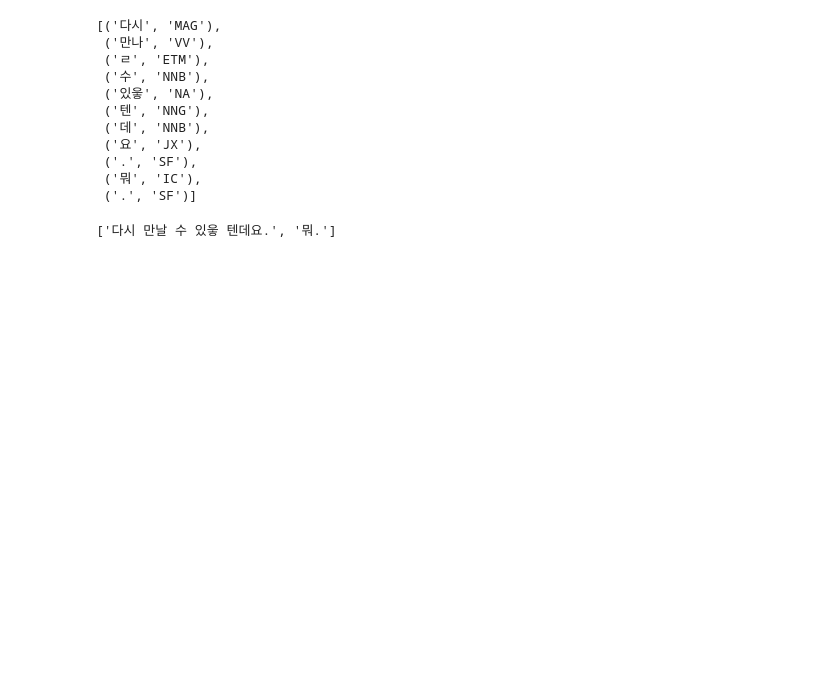
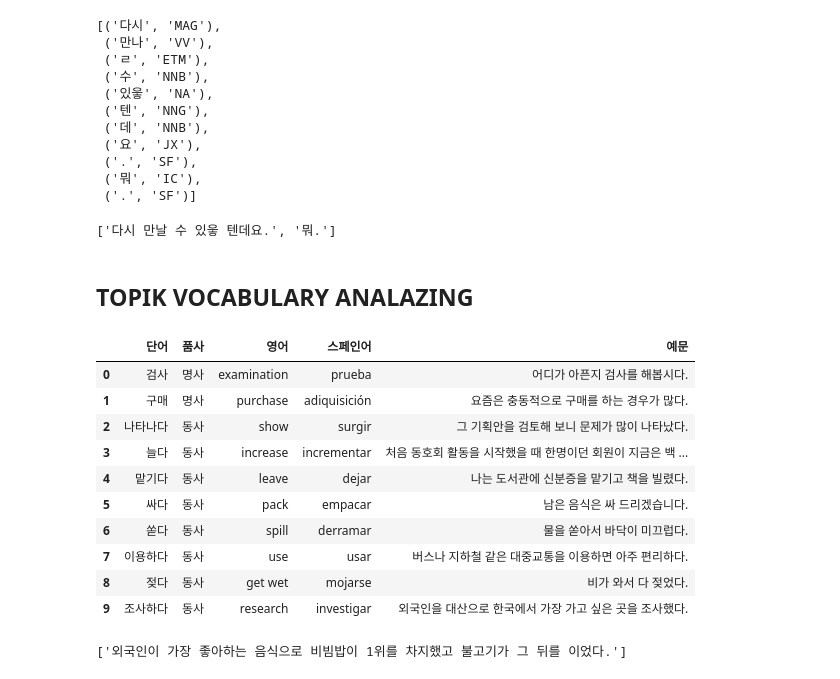
Before and after one commit to JASorianoHernandez/koreanLanguage, a Jupyter notebook: hanja_complex_and_topik_practice_test_analysis.ipynb, the cells around one changed output. Saved outputs shown, nothing was run; the diff lists cells and outputs as text; code cells hidden in the pictures; blank space fills up the shorter version.

Commit message:
making new datasets
dataset grammar an vocabulary

```diff
--- a/hanja_complex_and_topik_practice_test_analysis.ipynb
+++ b/hanja_complex_and_topik_practice_test_analysis.ipynb
@@ -234,3 +234,24 @@ pprint(komoran.pos(str(df_topik['answer'][1])))
 pprint(kkma.sentences(str(df_topik['answer'][1])))
 # %% [output]
 ['다시 만날 수 있읗 텐데요.', '뭐.']
+# %% [markdown]
+## TOPIK VOCABULARY ANALAZING
+# %%
+df_voca = pd.read_csv("kr_vocab.csv")
+df_voca.head(10)
+# %% [output]
+|  | 단어 | 품사 | 영어 | 스페인어 | 예문 |
+| 0 | 검사 | 명사 | examination | prueba | 어디가 아픈지 검사를 해봅시다. |
+| 1 | 구매 | 명사 | purchase | adiquisición | 요즘은 충동적으로 구매를 하는 경우가 많다. |
+| 2 | 나타나다 | 동사 | show | surgir | 그 기획안을 검토해 보니 문제가 많이 나타났다. |
+| 3 | 늘다 | 동사 | increase | incrementar | 처음 동호회 활동을 시작했을 때 한명이던 회원이 지금은 백 ... |
+| 4 | 맡기다 | 동사 | leave | dejar | 나는 도서관에 신분증을 맡기고 책을 빌렸다. |
+| 5 | 싸다 | 동사 | pack | empacar | 남은 음식은 싸 드리겠습니다. |
+| 6 | 쏟다 | 동사 | spill | derramar | 물을 쏟아서 바닥이 미끄럽다. |
+| 7 | 이용하다 | 동사 | use | usar | 버스나 지하철 같은 대중교통을 이용하면 아주 편리하다. |
+| 8 | 젖다 | 동사 | get wet | mojarse | 비가 와서 다 젖었다. |
+| 9 | 조사하다 | 동사 | research | investigar | 외국인을 대산으로 한국에서 가장 가고 싶은 곳을 조사했다. |
+# %%
+pprint(kkma.sentences(str(df_voca['예문'][12])))
+# %% [output]
+['외국인이 가장 좋아하는 음식으로 비빔밥이 1위를 차지했고 불고기가 그 뒤를 이었다.']
```
Also changed, not shown: parts of 6 cells of this notebook, 5 other files.
